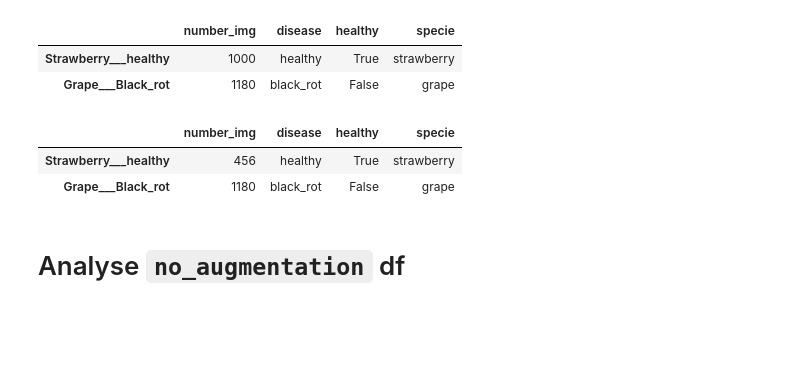
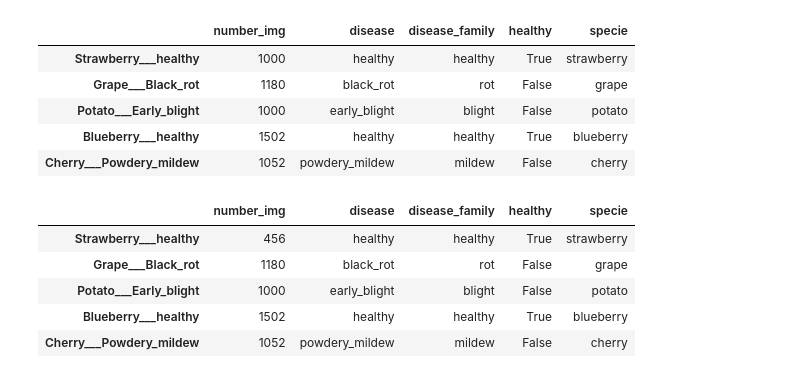
Before and after one commit to owalid/leaf-valley, a Jupyter notebook: data_viz/directory_viz.ipynb, the cells around one changed output. Saved outputs shown, nothing was run; the diff lists cells and outputs as text; code cells hidden in the pictures; blank space fills up the shorter version.

```diff
--- a/data_viz/directory_viz.ipynb
+++ b/data_viz/directory_viz.ipynb
@@ -5,7 +6,7 @@ import seaborn as sns
 # %%
 def getDf(path = '../resources/augmentation'):
   all_folder = os.listdir(path)
-  df = pd.DataFrame(columns=['number_img', 'disease', 'healthy', 'specie'], index=all_folder)
+  df = pd.DataFrame(columns=['number_img', 'disease', 'disease_family', 'healthy', 'specie'], index=all_folder)
 
   for name_folder in all_folder:
     files = os.listdir(f"{path}/{name_folder}");
@@ -13,19 +14,24 @@ def getDf(path = '../resources/augmentation'):
     df.loc[name_folder].specie = name_splited[0].lower()
     df.loc[name_folder].number_img = len(files)
     df.loc[name_folder].disease = name_splited[-1].lower()
+    df.loc[name_folder].disease_family = df.loc[name_folder].disease.split('_')[-1].replace(')', '')
     df.loc[name_folder].healthy = name_splited[-1] == 'healthy'
   return df
 # %%
 df_augmentation = getDf()
 df_no_augmentation = getDf('../resources/no_augmentation')
-display(df_augmentation.head(2))
-display(df_no_augmentation.head(2))
+display(df_augmentation.head(5))
+display(df_no_augmentation.head(5))
 # %% [output]
-|  | number_img | disease | healthy | specie |
-| Strawberry___healthy | 1000 | healthy | True | strawberry |
-| Grape___Black_rot | 1180 | black_rot | False | grape |
+|  | number_img | disease | disease_family | healthy | specie |
+| Strawberry___healthy | 1000 | healthy | healthy | True | strawberry |
+| Grape___Black_rot | 1180 | black_rot | rot | False | grape |
+| Potato___Early_blight | 1000 | early_blight | blight | False | potato |
+| Blueberry___healthy | 1502 | healthy | healthy | True | blueberry |
+| Cherry___Powdery_mildew | 1052 | powdery_mildew | mildew | False | cherry |
-|  | number_img | disease | healthy | specie |
-| Strawberry___healthy | 456 | healthy | True | strawberry |
-| Grape___Black_rot | 1180 | black_rot | False | grape |
+|  | number_img | disease | disease_family | healthy | specie |
+| Strawberry___healthy | 456 | healthy | healthy | True | strawberry |
+| Grape___Black_rot | 1180 | black_rot | rot | False | grape |
+| Potato___Early_blight | 1000 | early_blight | blight | False | potato |
+| Blueberry___healthy | 1502 | healthy | healthy | True | blueberry |
+| Cherry___Powdery_mildew | 1052 | powdery_mildew | mildew | False | cherry |
-# %% [markdown]
-# Analyse  `no_augmentation` df
```
Also changed, not shown: parts of 11 cells of this notebook.
